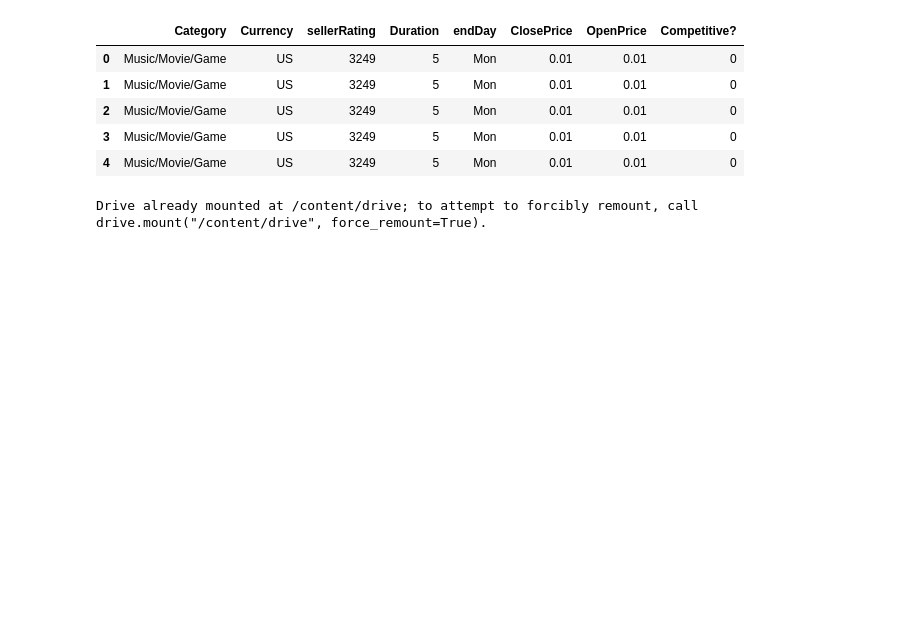
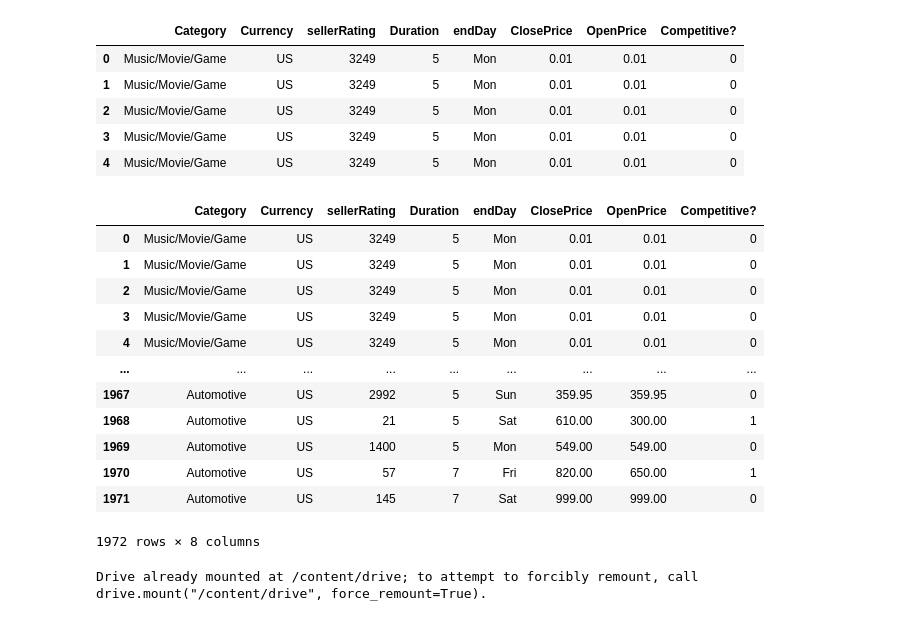
Before and after one commit to eric-pding/RSM8413_Group_Assignment_1, a Jupyter notebook: RSM8413_Group_Assignment_2.ipynb, the cells around one changed output. Drawn from its saved outputs; the diff is of its cells as text; code cells hidden in the pictures; blank space fills up the shorter version.

```diff
--- a/RSM8413_Group_Assignment_2.ipynb
+++ b/RSM8413_Group_Assignment_2.ipynb
@@ -53,6 +53,22 @@ Ebay.head()
 | 2 | Music/Movie/Game | US | 3249 | 5 | Mon | 0.01 | 0.01 | 0 |
 | 3 | Music/Movie/Game | US | 3249 | 5 | Mon | 0.01 | 0.01 | 0 |
 | 4 | Music/Movie/Game | US | 3249 | 5 | Mon | 0.01 | 0.01 | 0 |
+# %%
+Ebay
+# %% [output]
+|  | Category | Currency | sellerRating | Duration | endDay | ClosePrice | OpenPrice | Competitive? |
+| 0 | Music/Movie/Game | US | 3249 | 5 | Mon | 0.01 | 0.01 | 0 |
+| 1 | Music/Movie/Game | US | 3249 | 5 | Mon | 0.01 | 0.01 | 0 |
+| 2 | Music/Movie/Game | US | 3249 | 5 | Mon | 0.01 | 0.01 | 0 |
+| 3 | Music/Movie/Game | US | 3249 | 5 | Mon | 0.01 | 0.01 | 0 |
+| 4 | Music/Movie/Game | US | 3249 | 5 | Mon | 0.01 | 0.01 | 0 |
+| ... | ... | ... | ... | ... | ... | ... | ... | ... |
+| 1967 | Automotive | US | 2992 | 5 | Sun | 359.95 | 359.95 | 0 |
+| 1968 | Automotive | US | 21 | 5 | Sat | 610.00 | 300.00 | 1 |
+| 1969 | Automotive | US | 1400 | 5 | Mon | 549.00 | 549.00 | 0 |
+| 1970 | Automotive | US | 57 | 7 | Fri | 820.00 | 650.00 | 1 |
+| 1971 | Automotive | US | 145 | 7 | Sat | 999.00 | 999.00 | 0 |
+1972 rows × 8 columns
 # %%
 from google.colab import drive
 drive.mount('/content/drive')
```
Also changed, not shown: parts of 13 cells of this notebook.
